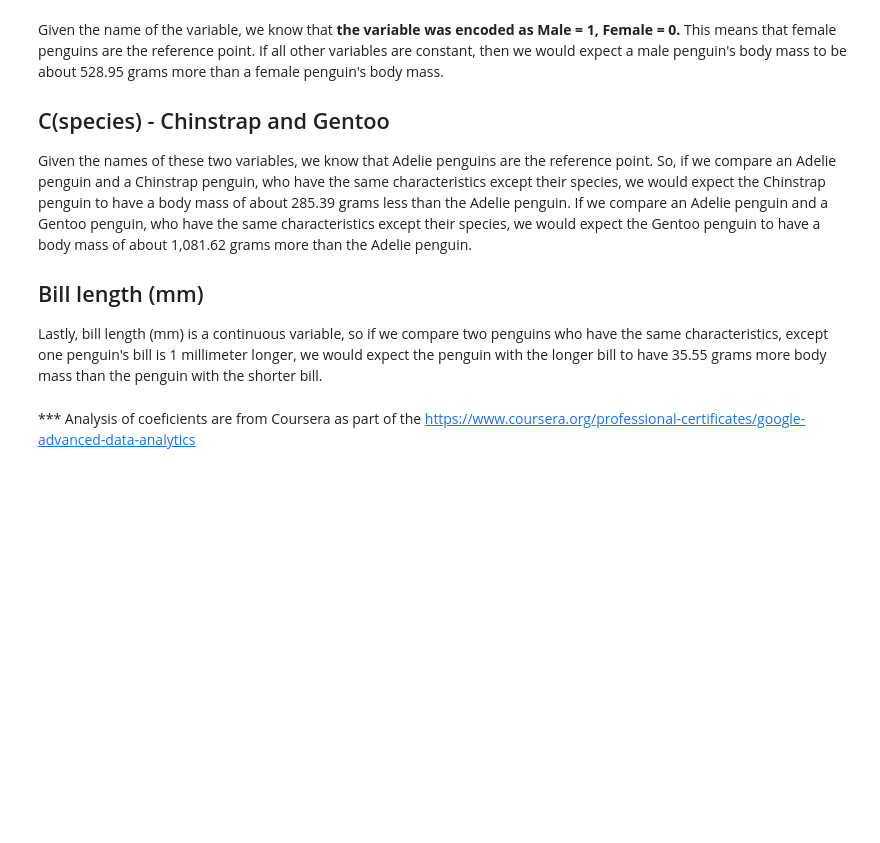
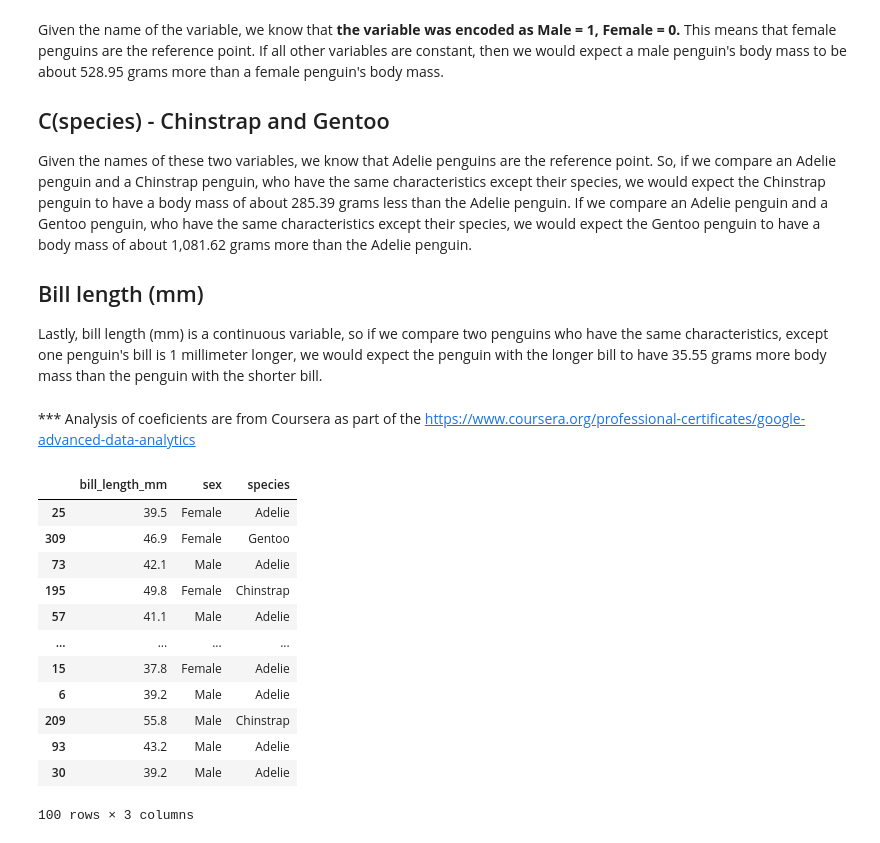
Before and after one commit to AfobCode/LearningPython, a Jupyter notebook: Regression_Analysis/multiple_linear_regression.ipynb, the cells around one changed output. Cells and saved outputs as stored; diff of their text form; code cells hidden in the pictures; blank space fills up the shorter version.

```diff
--- a/Regression_Analysis/multiple_linear_regression.ipynb
+++ b/Regression_Analysis/multiple_linear_regression.ipynb
@@ -180,3 +181,19 @@ Given the names of these two variables, we know that Adelie penguins are the ref
 Lastly, bill length (mm) is a continuous variable, so if we compare two penguins who have the same characteristics, except one penguin's bill is 1 millimeter longer, we would expect the penguin with the longer bill to have 35.55 grams more body mass than the penguin with the shorter bill.
 # %% [markdown]
 *** Analysis of coeficients are from Coursera as part of the https://www.coursera.org/professional-certificates/google-advanced-data-analytics
+# %%
+x_test
+# %% [output]
+|  | bill_length_mm | sex | species |
+| 25 | 39.5 | Female | Adelie |
+| 309 | 46.9 | Female | Gentoo |
+| 73 | 42.1 | Male | Adelie |
+| 195 | 49.8 | Female | Chinstrap |
+| 57 | 41.1 | Male | Adelie |
+| ... | ... | ... | ... |
+| 15 | 37.8 | Female | Adelie |
+| 6 | 39.2 | Male | Adelie |
+| 209 | 55.8 | Male | Chinstrap |
+| 93 | 43.2 | Male | Adelie |
+| 30 | 39.2 | Male | Adelie |
+100 rows × 3 columns
```
Also changed, not shown: parts of 5 cells of this notebook.
